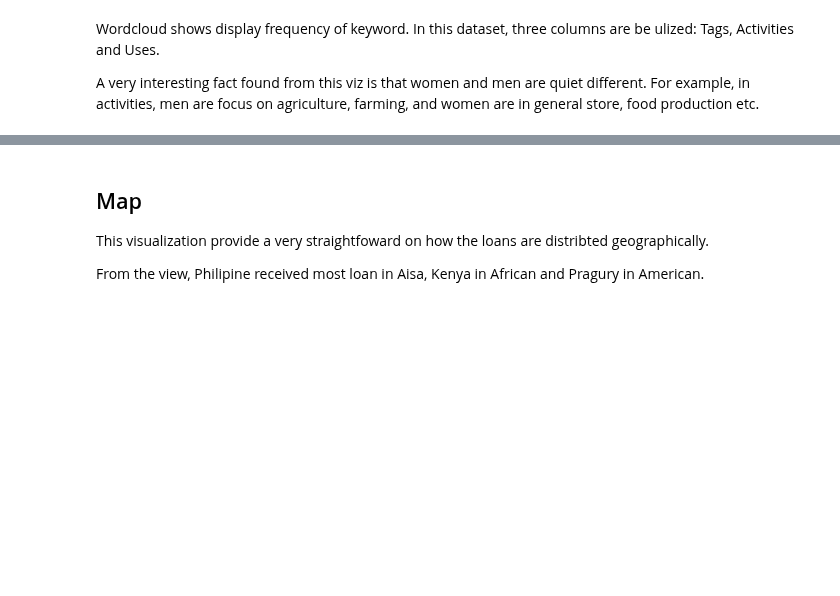
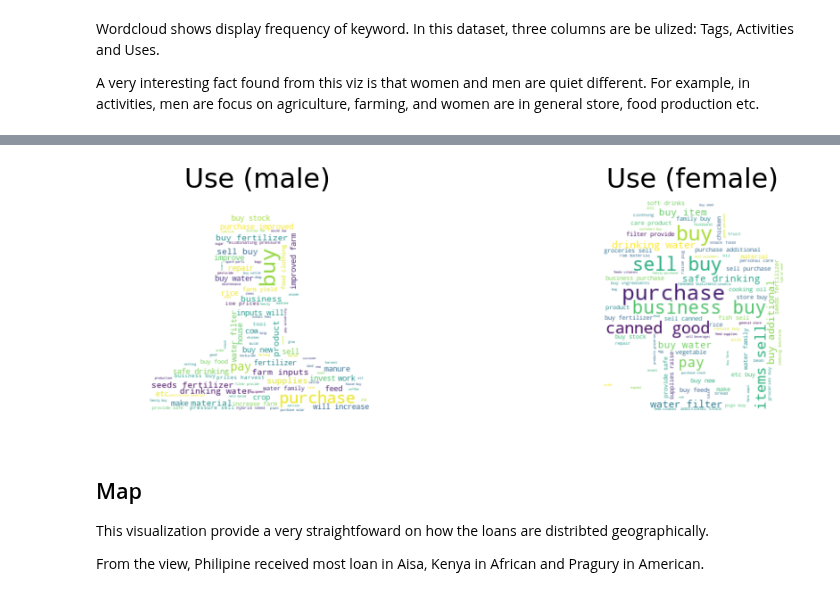
Before and after one commit to feng443/RUDS-Proj1-Kiva-Crowd-Funding-Visualization, a Jupyter notebook: KivaDataVisualization.ipynb, the cells around one changed output, grey strips where cells are left out. Saved outputs shown, nothing was run; the diff lists cells and outputs as text; code cells hidden in the pictures; blank space fills up the shorter version.

```diff
--- a/KivaDataVisualization.ipynb
+++ b/KivaDataVisualization.ipynb
@@ -32,3 +30,7 @@ draw_wordcloud(loan_data)
+# %%
+plot_all_and_genders_wordcloud(loan_data, 'use')
+# %% [output]
+[figure, added]
 # %% [markdown]
 ## Map
 
```
Also changed, not shown: parts of 9 cells of this notebook, 5 other files.
